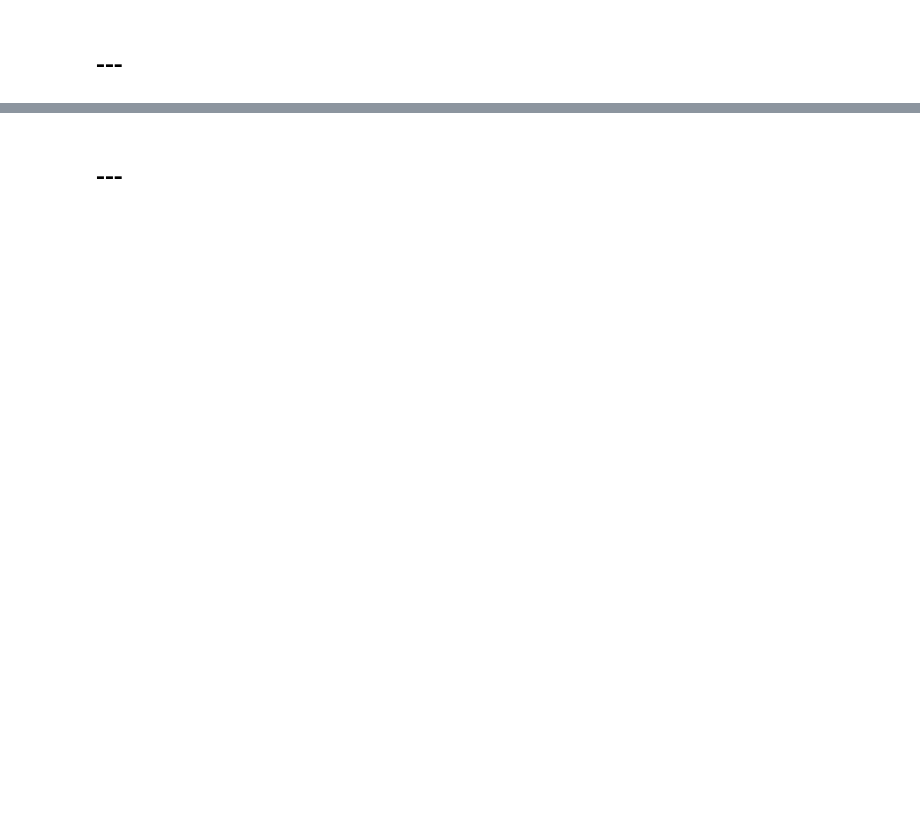
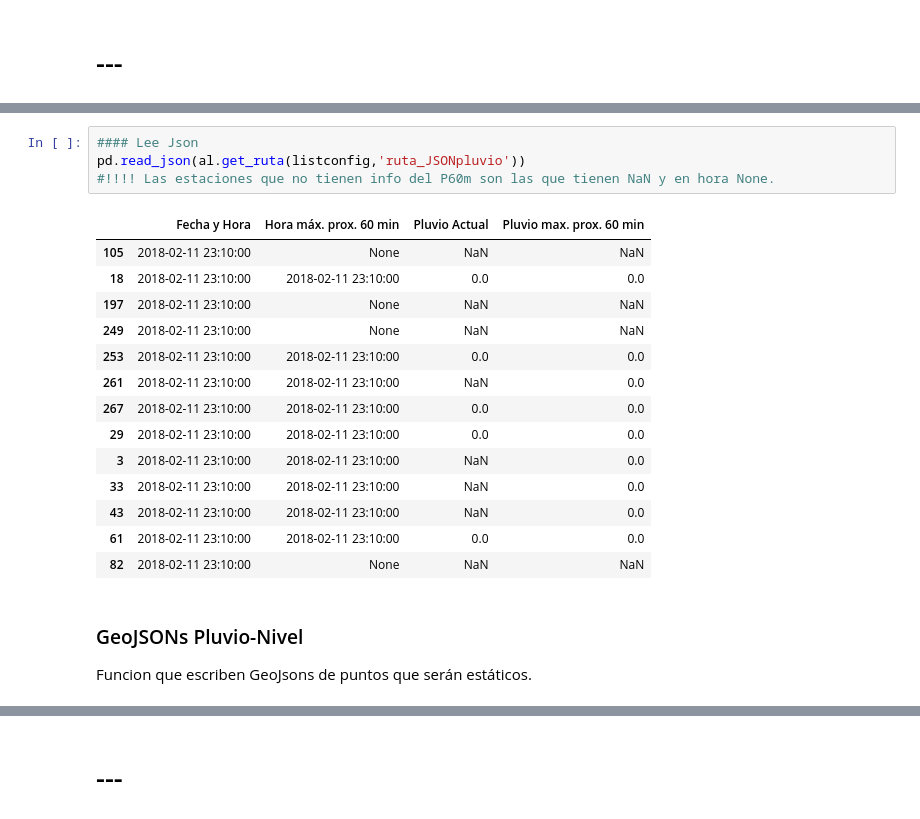
Before and after one commit to Scastil/Alarmas, a Jupyter notebook: 04_web_hidrologia/hidrologia/json_paginaOP.ipynb, the cells around one changed output, grey strips where cells are left out. Drawn from its saved outputs; the diff is of its cells as text; blank space fills up the shorter version.

```diff
--- a/04_web_hidrologia/hidrologia/json_paginaOP.ipynb
+++ b/04_web_hidrologia/hidrologia/json_paginaOP.ipynb
@@ -546,0 +406,22 @@ median=np.percentile(Vsum,50) # esto puede no servir en cuencas grandes con lluv
+# %%
+#### Lee Json
+pd.read_json(al.get_ruta(listconfig,'ruta_JSONpluvio'))
+#!!!! Las estaciones que no tienen info del P60m son las que tienen NaN y en hora None.
+# %% [output]
+|  | Fecha y Hora | Hora máx. prox. 60 min | Pluvio Actual | Pluvio max. prox. 60 min |
+| 105 | 2018-02-11 23:10:00 | None | NaN | NaN |
+| 18 | 2018-02-11 23:10:00 | 2018-02-11 23:10:00 | 0.0 | 0.0 |
+| 197 | 2018-02-11 23:10:00 | None | NaN | NaN |
+| 249 | 2018-02-11 23:10:00 | None | NaN | NaN |
+| 253 | 2018-02-11 23:10:00 | 2018-02-11 23:10:00 | 0.0 | 0.0 |
+| 261 | 2018-02-11 23:10:00 | 2018-02-11 23:10:00 | NaN | 0.0 |
+| 267 | 2018-02-11 23:10:00 | 2018-02-11 23:10:00 | 0.0 | 0.0 |
+| 29 | 2018-02-11 23:10:00 | 2018-02-11 23:10:00 | 0.0 | 0.0 |
+| 3 | 2018-02-11 23:10:00 | 2018-02-11 23:10:00 | NaN | 0.0 |
+| 33 | 2018-02-11 23:10:00 | 2018-02-11 23:10:00 | NaN | 0.0 |
+| 43 | 2018-02-11 23:10:00 | 2018-02-11 23:10:00 | NaN | 0.0 |
+| 61 | 2018-02-11 23:10:00 | 2018-02-11 23:10:00 | 0.0 | 0.0 |
+| 82 | 2018-02-11 23:10:00 | None | NaN | NaN |
+# %% [markdown]
+### GeoJSONs Pluvio-Nivel
+Funcion que escriben GeoJsons de puntos que serán estáticos.
```
Also changed, not shown: parts of 67 cells of this notebook, 19 other files.
